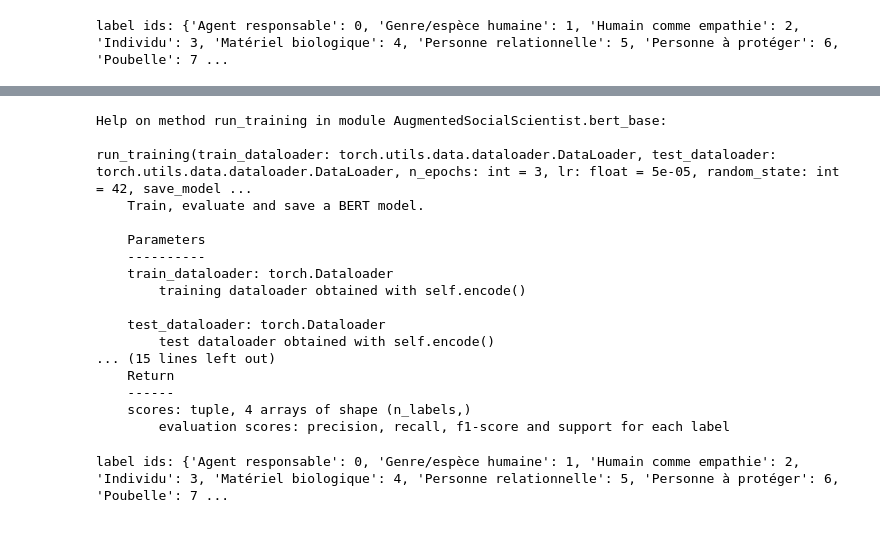
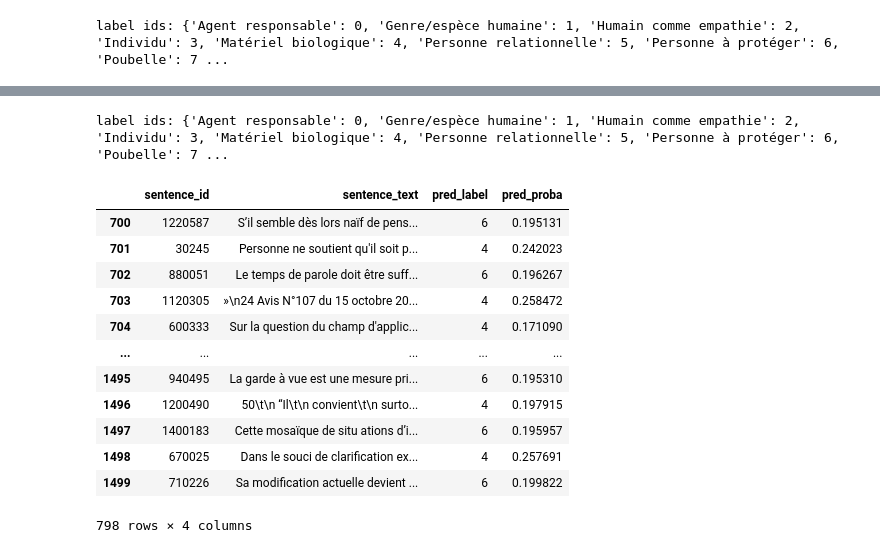
Before and after one commit to LeoMaurice/CCNE, a Jupyter notebook: src/bert.ipynb, the cells around one changed output, grey strips where cells are left out. Saved outputs shown, nothing was run; the diff lists cells and outputs as text; code cells hidden in the pictures.

```diff
--- a/src/bert.ipynb
+++ b/src/bert.ipynb
@@ -75,7 +75,7 @@ Special tokens have been added in the vocabulary, make sure the associated word
 There are 1 GPU(s) available.
 We will use GPU 0: Tesla T4
 # %%
-batch_size = 32
+batch_size = 20
 train_loader = bert.encode(train_data.sentence_text.values,
 train_data.Personne.values, batch_size=batch_size)
 # %% [output]
@@ -90,8 +90,8 @@ label ids: {'Agent responsable': 0, 'Genre/espèce humaine': 1, 'Humain comme em
 scores = bert.run_training(
     train_loader,
     test_loader,
-    n_epochs=10,
-    lr=1e-5,
+    n_epochs=5,
+    lr=2e-5,
     random_state=1968,
     save_model_as='clickbait'
     )
@@ -104,23 +186,3 @@ OutOfMemoryError: CUDA out of memory. Tried to allocate 384.00 MiB. GPU 0 has a
-# %%
-help(bert.run_training)
-# %% [output]
-Help on method run_training in module AugmentedSocialScientist.bert_base:
-
-run_training(train_dataloader: torch.utils.data.dataloader.DataLoader, test_dataloader: torch.utils.data.dataloader.DataLoader, n_epochs: int = 3, lr: float = 5e-05, random_state: int = 42, save_model ...
-    Train, evaluate and save a BERT model.
-
-    Parameters
-    ----------
-    train_dataloader: torch.Dataloader
-        training dataloader obtained with self.encode()
-
-    test_dataloader: torch.Dataloader
-        test dataloader obtained with self.encode()
-... (15 lines left out)
-    Return
-    ------
-    scores: tuple, 4 arrays of shape (n_labels,)
-        evaluation scores: precision, recall, f1-score and support for each label
 # %%
 import numpy as np
 pred_data = annotations_file[annotations_file.isna().any(axis=1)].drop('Personne', axis=1).dropna()
@@ -130,3 +192,19 @@ pred_data['pred_label'] = np.argmax(pred_proba, axis=1)
 pred_data['pred_proba'] = np.max(pred_proba, axis=1)
 # %% [output]
 label ids: {'Agent responsable': 0, 'Genre/espèce humaine': 1, 'Humain comme empathie': 2, 'Individu': 3, 'Matériel biologique': 4, 'Personne relationnelle': 5, 'Personne à protéger': 6, 'Poubelle': 7 ...
+# %%
+pred_data
+# %% [output]
+|  | sentence_id | sentence_text | pred_label | pred_proba |
+| 700 | 1220587 | S’il semble dès lors naïf de pens... | 6 | 0.195131 |
+| 701 | 30245 | Personne ne soutient qu'il soit p... | 4 | 0.242023 |
+| 702 | 880051 | Le temps de parole doit être suff... | 6 | 0.196267 |
+| 703 | 1120305 | »\n24 Avis N°107 du 15 octobre 20... | 4 | 0.258472 |
+| 704 | 600333 | Sur la question du champ d'applic... | 4 | 0.171090 |
+| ... | ... | ... | ... | ... |
+| 1495 | 940495 | La garde à vue est une mesure pri... | 6 | 0.195310 |
+| 1496 | 1200490 | 50\t\n “Il\t\n convient\t\n surto... | 4 | 0.197915 |
+| 1497 | 1400183 | Cette mosaïque de situ ations d’i... | 6 | 0.195957 |
+| 1498 | 670025 | Dans le souci de clarification ex... | 4 | 0.257691 |
+| 1499 | 710226 | Sa modification actuelle devient ... | 6 | 0.199822 |
+798 rows × 4 columns
```
Also changed, not shown: parts of 5 cells of this notebook.
